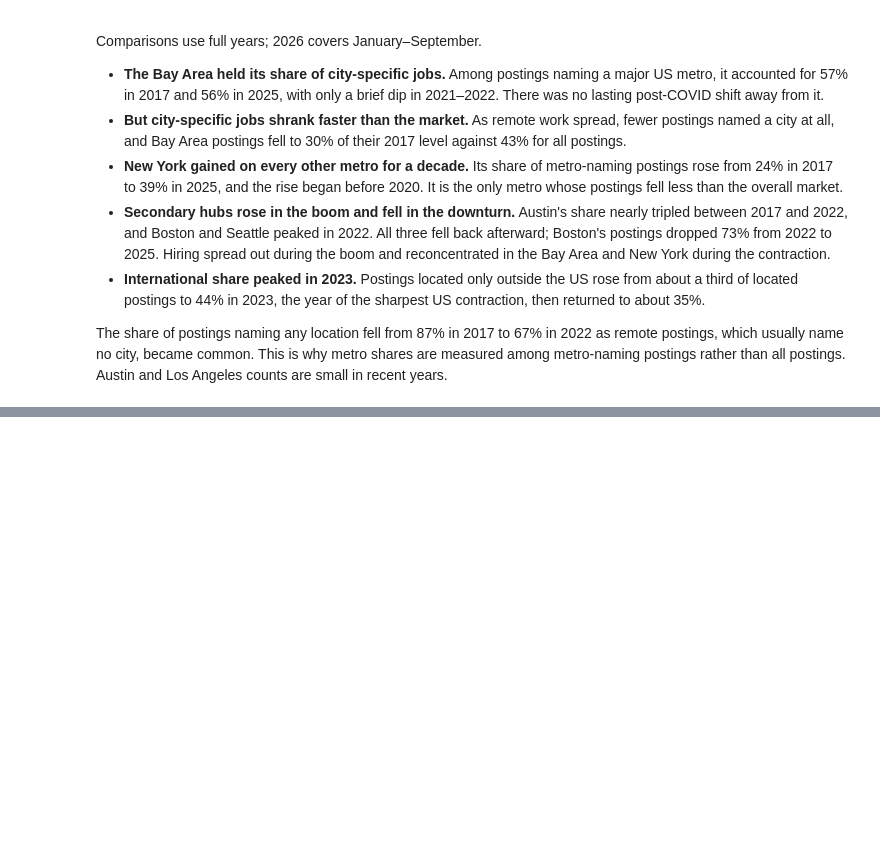
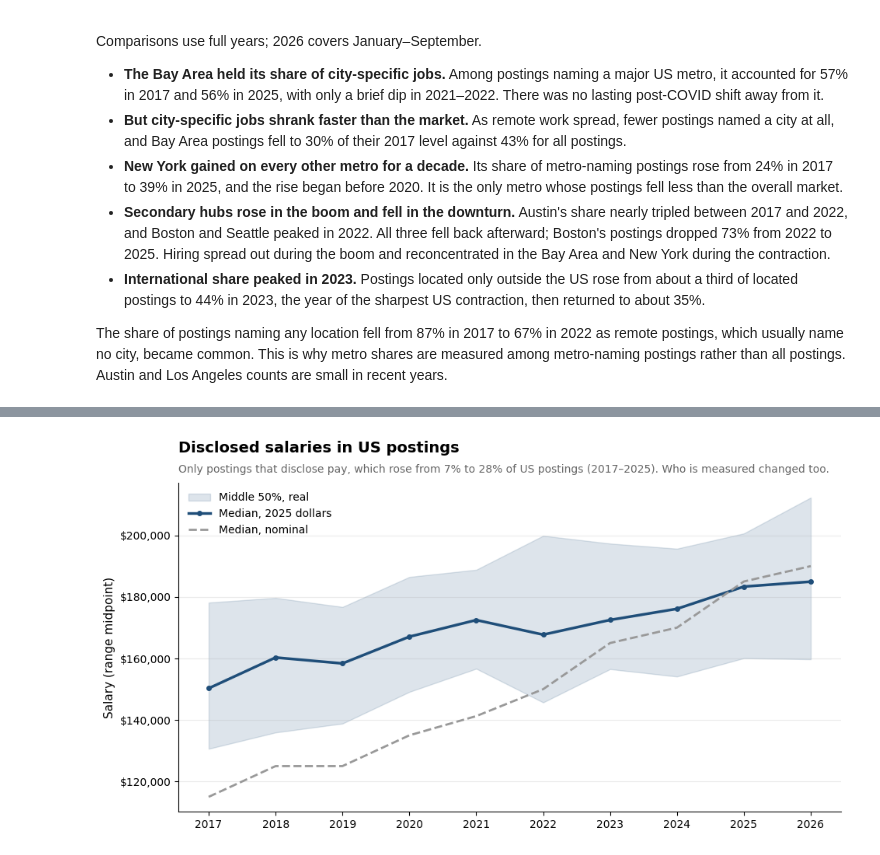
Before and after one commit to AirKristo/hn-hiring-tracker, a Jupyter notebook: notebooks/analysis.ipynb, the cells around one changed output, grey strips where cells are left out. Drawn from its saved outputs; the diff is of its cells as text; code cells hidden in the pictures; blank space fills up the shorter version.

```diff
--- a/notebooks/analysis.ipynb
+++ b/notebooks/analysis.ipynb
@@ -1196,0 +1330,70 @@ Austin and Los Angeles counts are small in recent years.
+# %%
+def lower_quartile(values):
+    return values.quantile(0.25)
+
+
+def upper_quartile(values):
+    return values.quantile(0.75)
+
+
+salary_by_year = us_salaries.groupby("year").agg(
+    postings_with_salary=("salary_midpoint", "size"),
+    nominal_median=("salary_midpoint", "median"),
+    real_median=("real_midpoint", "median"),
+    real_p25=("real_midpoint", lower_quartile),
+    real_p75=("real_midpoint", upper_quartile),
+)
+
+first_rate = disclosure_by_year.loc[ROLE_START_YEAR, "US only"]
+last_full_rate = disclosure_by_year.loc[SALARY_BASE_YEAR, "US only"]
+
+figure, axis = plt.subplots()
+
+axis.fill_between(
+    salary_years,
+    salary_by_year["real_p25"],
+    salary_by_year["real_p75"],
+    color=TREND_COLOR,
+    alpha=0.15,
+    label="Middle 50%, real",
+)
+axis.plot(
+    salary_years,
+    salary_by_year["real_median"],
+    color=TREND_COLOR,
+    linewidth=2.5,
+    marker="o",
+    markersize=4,
+    label=f"Median, {SALARY_BASE_YEAR} dollars",
+)
+axis.plot(
+    salary_years,
+    salary_by_year["nominal_median"],
+    color=ALL_POSTINGS_COLOR,
+    linewidth=2,
+    linestyle="--",
+    label="Median, nominal",
+)
+
+axis.set_title("Disclosed salaries in US postings", loc="left", pad=28)
+axis.text(
+    0,
+    1.03,
+    f"Only postings that disclose pay, which rose from {first_rate:.0f}% to "
+    f"{last_full_rate:.0f}% of US postings ({ROLE_START_YEAR}–{SALARY_BASE_YEAR}). "
+    "Who is measured changed too.",
+    transform=axis.transAxes,
+    color=SUBTITLE_COLOR,
+)
+
+axis.set_ylabel("Salary (range midpoint)")
+axis.yaxis.set_major_formatter(StrMethodFormatter("${x:,.0f}"))
+axis.set_xticks(salary_years)
+axis.legend(loc="upper left", frameon=False)
+
+figure.savefig(FIGURES_DIRECTORY / "12_salary_levels.png", dpi=150, bbox_inches="tight")
+plt.show()
+
+print(salary_by_year.round(0).to_string())
+# %% [output]
+[figure, added]
```
Also changed, not shown: parts of 6 cells of this notebook, 4 other files.
